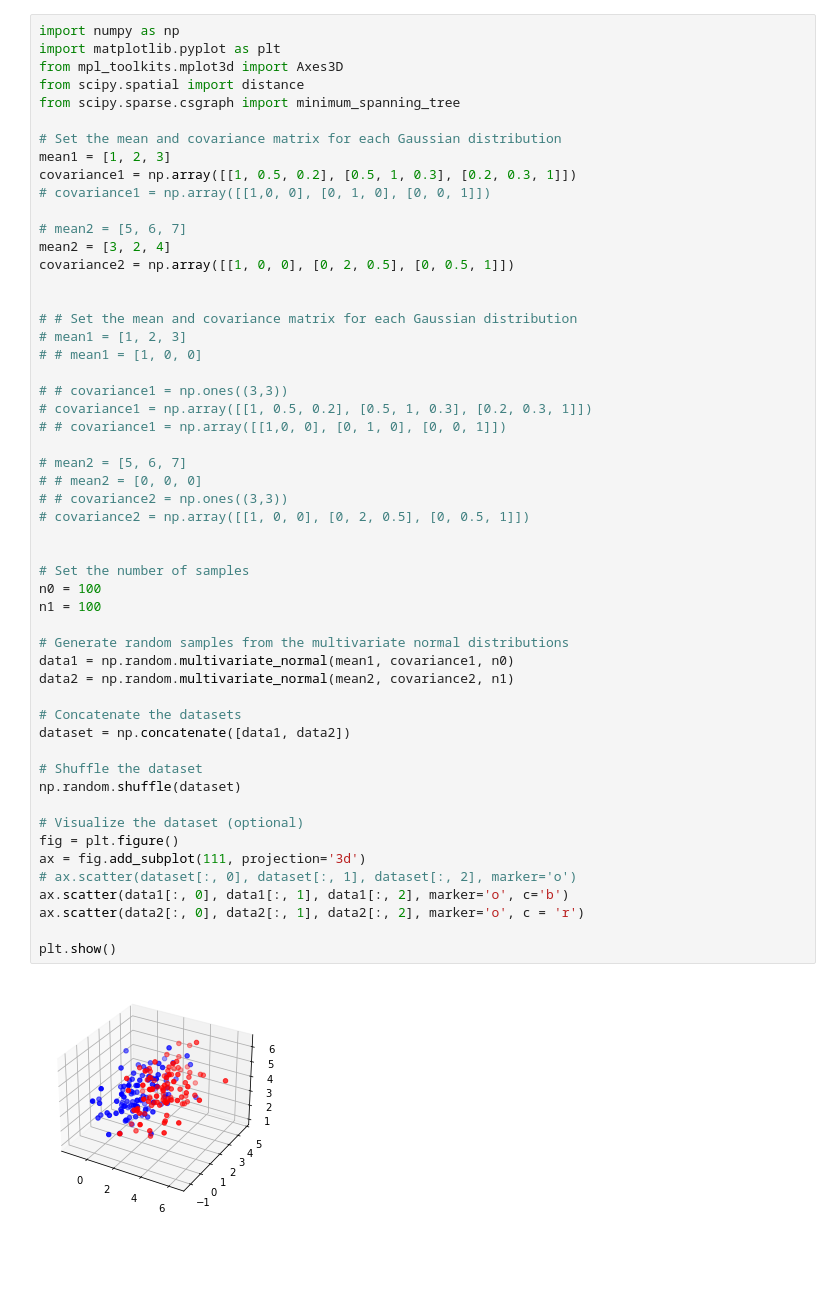
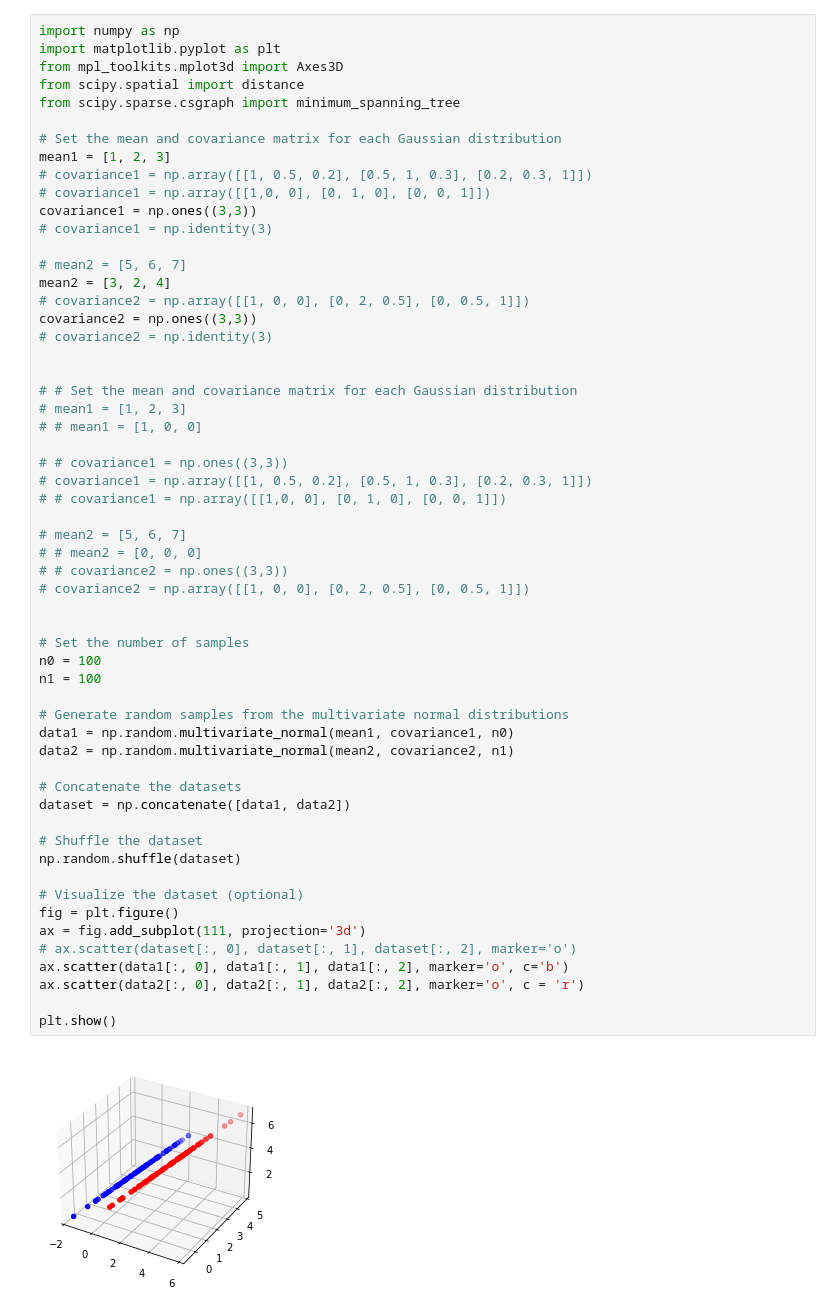
Before and after one commit to rj-may/BER_Bounds_Eval, a Jupyter notebook: Initial run.ipynb, the cells around one changed output. Drawn from its saved outputs; the diff is of its cells as text; blank space fills up the shorter version.

```diff
--- a/Initial run.ipynb
+++ b/Initial run.ipynb
@@ -7,12 +7,16 @@ from scipy.sparse.csgraph import minimum_spanning_tree
 
 # Set the mean and covariance matrix for each Gaussian distribution
 mean1 = [1, 2, 3]
-covariance1 = np.array([[1, 0.5, 0.2], [0.5, 1, 0.3], [0.2, 0.3, 1]])
+# covariance1 = np.array([[1, 0.5, 0.2], [0.5, 1, 0.3], [0.2, 0.3, 1]])
 # covariance1 = np.array([[1,0, 0], [0, 1, 0], [0, 0, 1]])
+covariance1 = np.ones((3,3))
+# covariance1 = np.identity(3)
 
 # mean2 = [5, 6, 7]
 mean2 = [3, 2, 4]
-covariance2 = np.array([[1, 0, 0], [0, 2, 0.5], [0, 0.5, 1]])
+# covariance2 = np.array([[1, 0, 0], [0, 2, 0.5], [0, 0.5, 1]])
+covariance2 = np.ones((3,3))
+# covariance2 = np.identity(3)
 
 
 # # Set the mean and covariance matrix for each Gaussian distribution
@@ -25,34 +29,34 @@ covariance2 = np.array([[1, 0, 0], [0, 2, 0.5], [0, 0.5, 1]])
 
 # mean2 = [5, 6, 7]
 # # mean2 = [0, 0, 0]
 # # covariance2 = np.ones((3,3))
 # covariance2 = np.array([[1, 0, 0], [0, 2, 0.5], [0, 0.5, 1]])
 
 
 # Set the number of samples
 n0 = 100
 n1 = 100
 
 # Generate random samples from the multivariate normal distributions
 data1 = np.random.multivariate_normal(mean1, covariance1, n0)
 data2 = np.random.multivariate_normal(mean2, covariance2, n1)
 
 # Concatenate the datasets
 dataset = np.concatenate([data1, data2])
 
 # Shuffle the dataset
 np.random.shuffle(dataset)
 
 # Visualize the dataset (optional)
 fig = plt.figure()
 ax = fig.add_subplot(111, projection='3d')
 # ax.scatter(dataset[:, 0], dataset[:, 1], dataset[:, 2], marker='o')
 ax.scatter(data1[:, 0], data1[:, 1], data1[:, 2], marker='o', c='b')
 ax.scatter(data2[:, 0], data2[:, 1], data2[:, 2], marker='o', c = 'r')
 
 plt.show()
 # %% [output]
-[figure, old version]
+[figure, new version]
 # %%
 FR_statistic =  0
 
```
Also changed, not shown: parts of 4 cells of this notebook, 3 other files.
